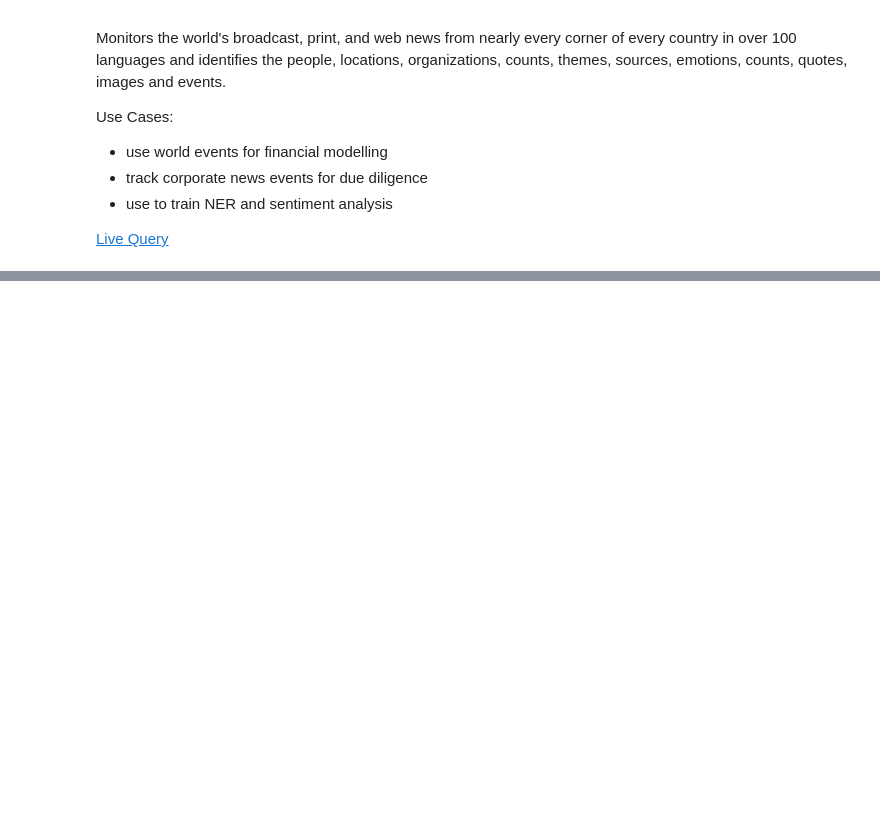
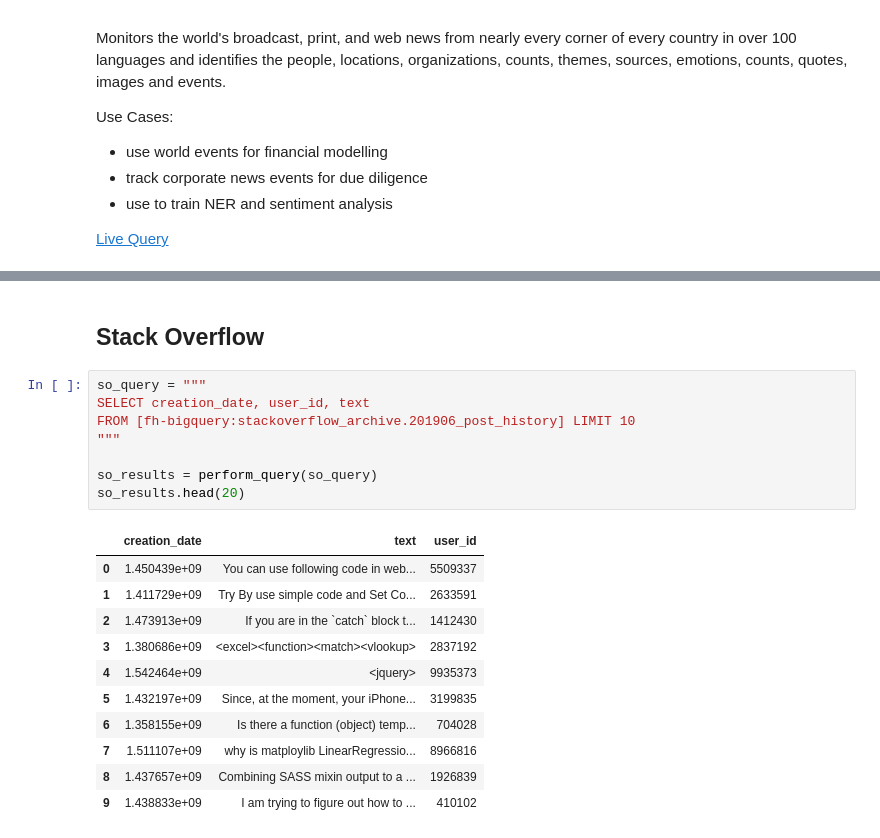
Before and after one commit to codinguncut/leveraging_public_datasets, a Jupyter notebook: 02_Bigquery.ipynb, the cells around one changed output, grey strips where cells are left out. Drawn from its saved outputs; the diff is of its cells as text; blank space fills up the shorter version.

```diff
--- a/02_Bigquery.ipynb
+++ b/02_Bigquery.ipynb
@@ -266,0 +296,22 @@ gdelt_results.head(20)
+# %% [markdown]
+## Stack Overflow
+# %%
+so_query = """
+SELECT creation_date, user_id, text
+FROM [fh-bigquery:stackoverflow_archive.201906_post_history] LIMIT 10
+"""
+
+so_results = perform_query(so_query)
+so_results.head(20)
+# %% [output]
+|  | creation_date | text | user_id |
+| 0 | 1.450439e+09 | You can use following code in web... | 5509337 |
+| 1 | 1.411729e+09 | Try By use simple code and Set Co... | 2633591 |
+| 2 | 1.473913e+09 | If you are in the `catch` block t... | 1412430 |
+| 3 | 1.380686e+09 | <excel><function><match><vlookup> | 2837192 |
+| 4 | 1.542464e+09 | <jquery> | 9935373 |
+| 5 | 1.432197e+09 | Since, at the moment, your iPhone... | 3199835 |
+| 6 | 1.358155e+09 | Is there a function (object) temp... | 704028 |
+| 7 | 1.511107e+09 | why is matploylib LinearRegressio... | 8966816 |
+| 8 | 1.437657e+09 | Combining SASS mixin output to a ... | 1926839 |
+| 9 | 1.438833e+09 | I am trying to figure out how to ... | 410102 |
```
Also changed, not shown: parts of 6 cells of this notebook, 1 other file.
